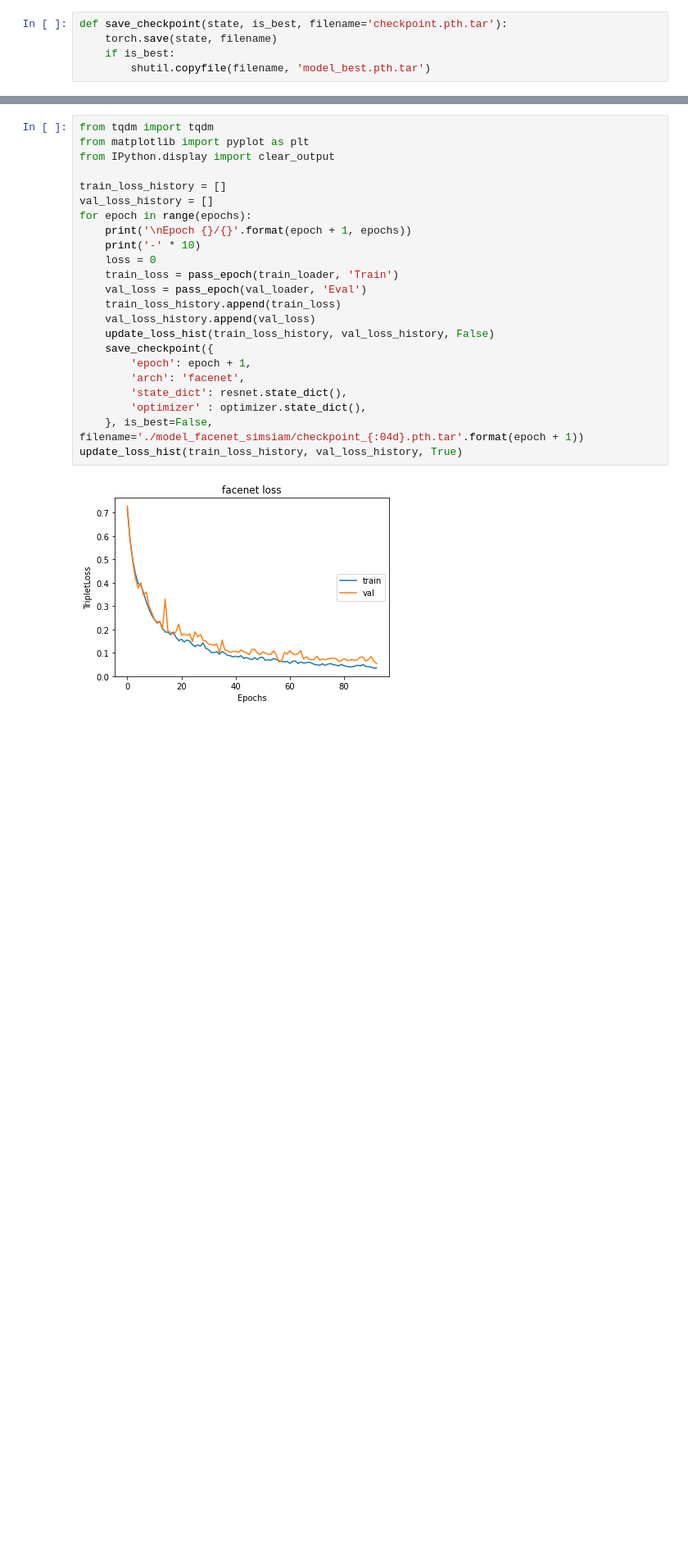
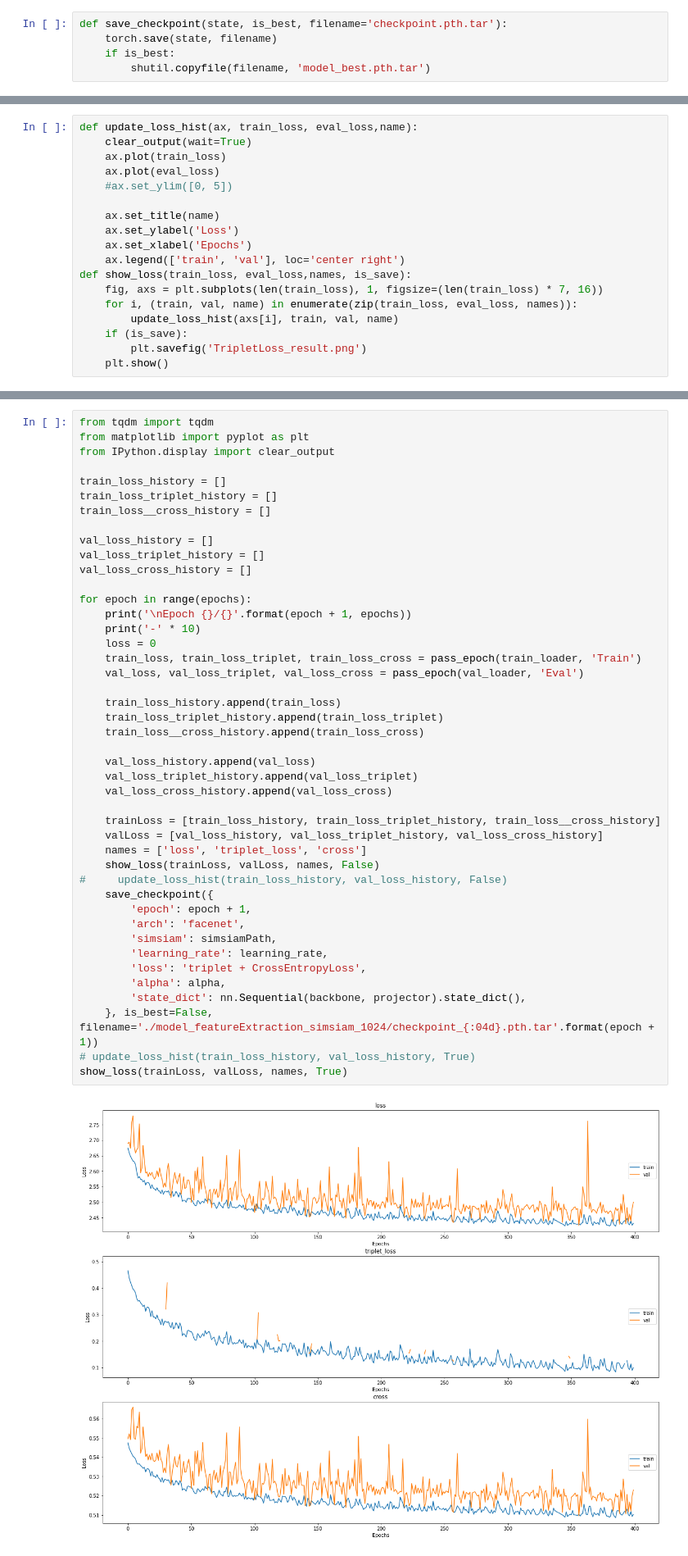
Before and after one commit to a07458666/simsiamfacenet, a Jupyter notebook: facenet.ipynb, the cells around one changed output, grey strips where cells are left out. Shown: that part at 82% size. Drawn from its saved outputs; the diff is of its cells as text; blank space fills up the shorter version.

```diff
--- a/facenet.ipynb
+++ b/facenet.ipynb
@@ -115,3 +151,21 @@ def update_loss_hist(train_loss, eval_loss, is_end):
+# %%
+def update_loss_hist(ax, train_loss, eval_loss,name):
+    clear_output(wait=True)
+    ax.plot(train_loss)
+    ax.plot(eval_loss)
+    #ax.set_ylim([0, 5])
+
+    ax.set_title(name)
+    ax.set_ylabel('Loss')
+    ax.set_xlabel('Epochs')
+    ax.legend(['train', 'val'], loc='center right')
+def show_loss(train_loss, eval_loss,names, is_save):
+    fig, axs = plt.subplots(len(train_loss), 1, figsize=(len(train_loss) * 7, 16))
+    for i, (train, val, name) in enumerate(zip(train_loss, eval_loss, names)):
+        update_loss_hist(axs[i], train, val, name)
+    if (is_save):
+        plt.savefig('TripletLoss_result.png')
+    plt.show()
 # %%
 def pass_epoch(loader, mode = 'Train'):
     loss = 0
@@ -138,25 +223,46 @@ def pass_epoch(loader, mode = 'Train'):
 # %%
 from tqdm import tqdm
 from matplotlib import pyplot as plt
 from IPython.display import clear_output
 
 train_loss_history = []
+train_loss_triplet_history = []
+train_loss__cross_history = []
+
 val_loss_history = []
+val_loss_triplet_history = []
+val_loss_cross_history = []
+
 for epoch in range(epochs):
     print('\nEpoch {}/{}'.format(epoch + 1, epochs))
     print('-' * 10)
     loss = 0
-    train_loss = pass_epoch(train_loader, 'Train')
-    val_loss = pass_epoch(val_loader, 'Eval')
+    train_loss, train_loss_triplet, train_loss_cross = pass_epoch(train_loader, 'Train')
+    val_loss, val_loss_triplet, val_loss_cross = pass_epoch(val_loader, 'Eval')
+
     train_loss_history.append(train_loss)
+    train_loss_triplet_history.append(train_loss_triplet)
+    train_loss__cross_history.append(train_loss_cross)
+
     val_loss_history.append(val_loss)
-    update_loss_hist(train_loss_history, val_loss_history, False)
+    val_loss_triplet_history.append(val_loss_triplet)
+    val_loss_cross_history.append(val_loss_cross)
+
+    trainLoss = [train_loss_history, train_loss_triplet_history, train_loss__cross_history]
+    valLoss = [val_loss_history, val_loss_triplet_history, val_loss_cross_history]
+    names = ['loss', 'triplet_loss', 'cross']
+    show_loss(trainLoss, valLoss, names, False)
+#     update_loss_hist(train_loss_history, val_loss_history, False)
     save_checkpoint({
         'epoch': epoch + 1,
         'arch': 'facenet',
-        'state_dict': resnet.state_dict(),
-        'optimizer' : optimizer.state_dict(),
-    }, is_best=False, filename='./model_facenet_simsiam/checkpoint_{:04d}.pth.tar'.format(epoch + 1))
-update_loss_hist(train_loss_history, val_loss_history, True)
+        'simsiam': simsiamPath,
+        'learning_rate': learning_rate,
+        'loss': 'triplet + CrossEntropyLoss',
+        'alpha': alpha,
+        'state_dict': nn.Sequential(backbone, projector).state_dict(),
+    }, is_best=False, filename='./model_featureExtraction_simsiam_1024/checkpoint_{:04d}.pth.tar'.format(epoch + 1))
+# update_loss_hist(train_loss_history, val_loss_history, True)
+show_loss(trainLoss, valLoss, names, True)
 # %% [output]
-[figure, old version]
+[figure, new version]
```
Also changed, not shown: parts of 11 cells of this notebook, 3 other files.
